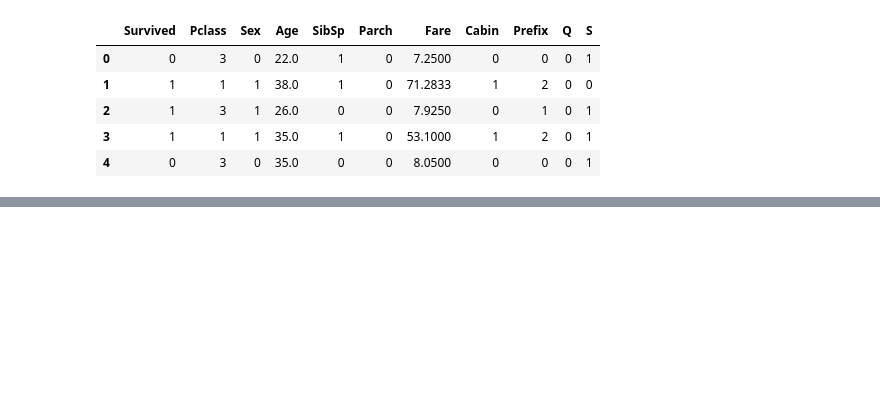
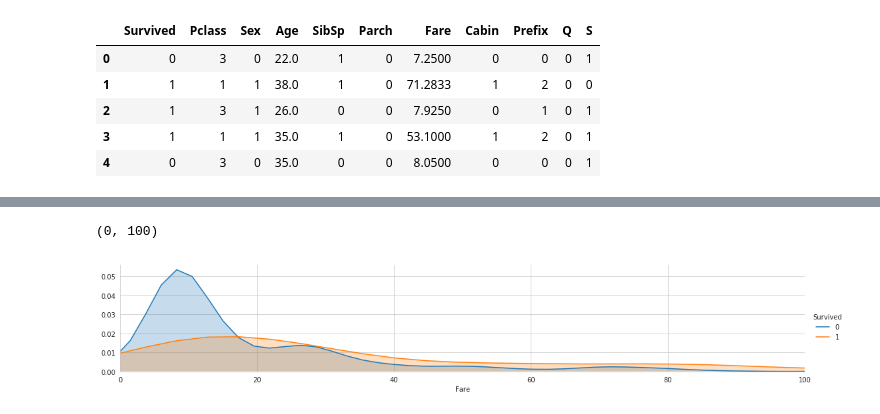
Before and after one commit to eshitagoel/Titanic_Survival, a Jupyter notebook: Titanic Survival.ipynb, the cells around one changed output, grey strips where cells are left out. Cells and saved outputs as stored; diff of their text form; code cells hidden in the pictures; blank space fills up the shorter version.

```diff
--- a/Titanic Survival.ipynb
+++ b/Titanic Survival.ipynb
@@ -464,0 +526,9 @@ train.head()
+# %%
+fac = sns.FacetGrid(train,hue = "Survived", aspect = 5)
+fac.map(sns.kdeplot,'Fare',shade=True)
+fac.set(xlim=(0,train["Fare"].max()))
+fac.add_legend()
+plt.xlim(0,100)
+# %% [output]
+(0, 100)
+[figure, added]
```
Also changed, not shown: parts of 23 cells of this notebook.
